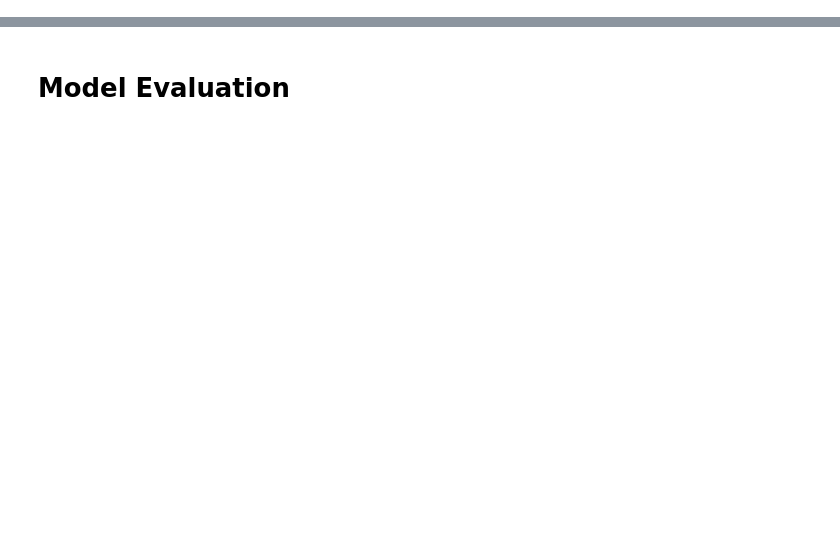
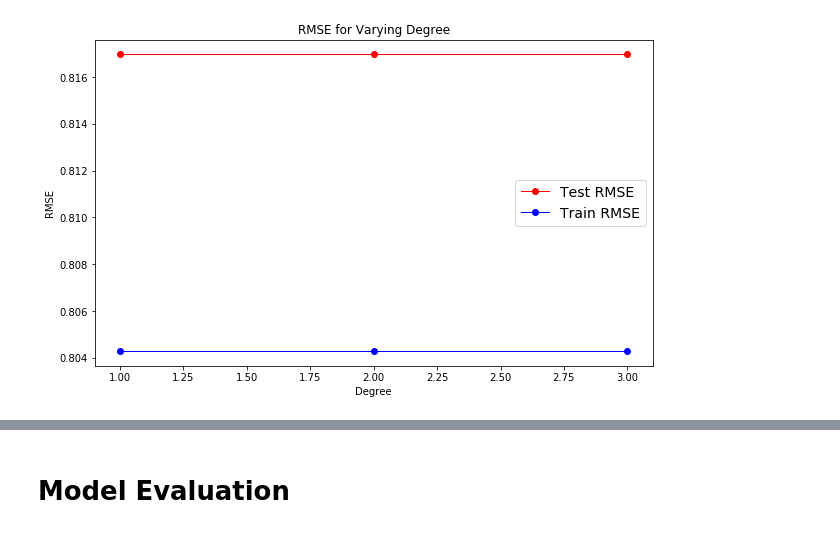
Before and after one commit to tannn/machine-learning, a Jupyter notebook: Doan_Vy_Marino_Tanner_assignment3.ipynb, the cells around one changed output, grey strips where cells are left out. Drawn from its saved outputs; the diff is of its cells as text; code cells hidden in the pictures; blank space fills up the shorter version.

```diff
--- a/Doan_Vy_Marino_Tanner_assignment3.ipynb
+++ b/Doan_Vy_Marino_Tanner_assignment3.ipynb
@@ -62,0 +73,5 @@ def plot_polynomial_model_complexity(model, X, Y, cv, maxPolynomialDegree, learn
+# %%
+import math
+
+def rmse(Y_true, Y_pred):
+    return math.sqrt(mse(Y_true, Y_pred))
@@ -62,0 +310,7 @@ def plot_polynomial_model_complexity(model, X, Y, cv, maxPolynomialDegree, learn
+# %%
+from sklearn.linear_model import LinearRegression
+
+reg = LinearRegression()
+plot_polynomial_model_complexity(reg, X, y,3, 3)
+# %% [output]
+[figure, added]
```
Also changed, not shown: parts of 24 cells of this notebook, 1 other file.
